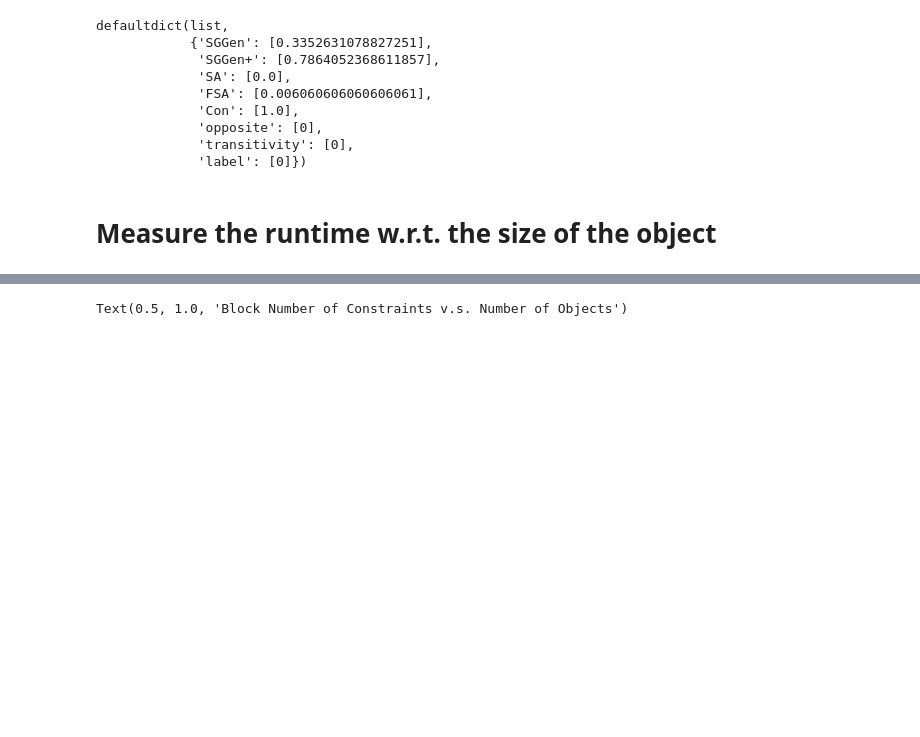
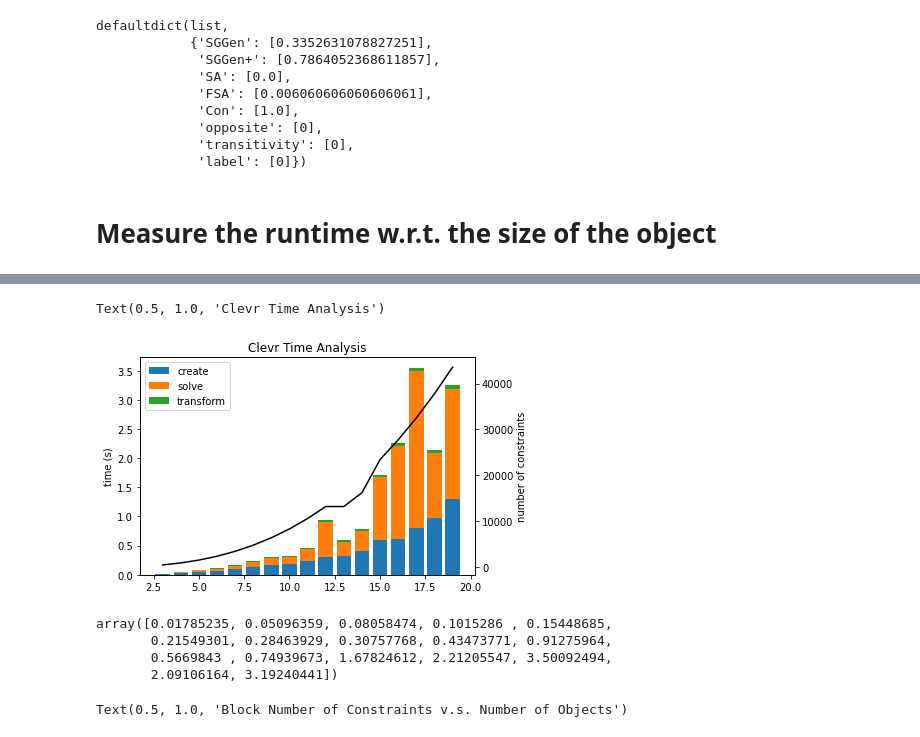
Before and after one commit to 20001LastOrder/Clevr-Relational, a Jupyter notebook: measurements/scene_graph_solver.ipynb, the cells around one changed output, grey strips where cells are left out. Drawn from its saved outputs; the diff is of its cells as text; code cells hidden in the pictures; blank space fills up the shorter version.

```diff
--- a/measurements/scene_graph_solver.ipynb
+++ b/measurements/scene_graph_solver.ipynb
@@ -687,3 +693,31 @@ Text(0.5, 1.0, 'Block Number of Variables v.s. Number of Objects')
+# %%
+fig, ax1 = plt.subplots()
+
+create_problem = np.array([data['create problem'] for data in avg_times])
+solve_problem = np.array([data['solve problem'] for data in avg_times])
+transform_solution = np.array([data['transform solution'] for data in avg_times])
+
+plt.bar(range(3, 20), create_problem)
+plt.bar(range(3, 20), solve_problem, bottom=create_problem)
+plt.bar(range(3, 20), transform_solution, bottom = create_problem+solve_problem)
+plt.legend(["create", "solve", "transform"])
+plt.ylabel('time (s)')
+
+axes2 = plt.twinx()
+axes2.plot(range(3, 20), num_constraints, color='k', label='Sine')
+axes2.set_ylabel('number of constraints')
+
+plt.title('Clevr Time Analysis')
+# %% [output]
+Text(0.5, 1.0, 'Clevr Time Analysis')
+[figure, added]
+# %%
+create_problem + solve_problem
+# %% [output]
+array([0.01785235, 0.05096359, 0.08058474, 0.1015286 , 0.15448685,
+       0.21549301, 0.28463929, 0.30757768, 0.43473771, 0.91275964,
+       0.5669843 , 0.74939673, 1.67824612, 2.21205547, 3.50092494,
+       2.09106164, 3.19240441])
 # %%
 plt.plot(range(3, 21), num_constraints)
 plt.title('Block Number of Constraints v.s. Number of Objects')
```
Also changed, not shown: parts of 6 cells of this notebook, 1 other file.
